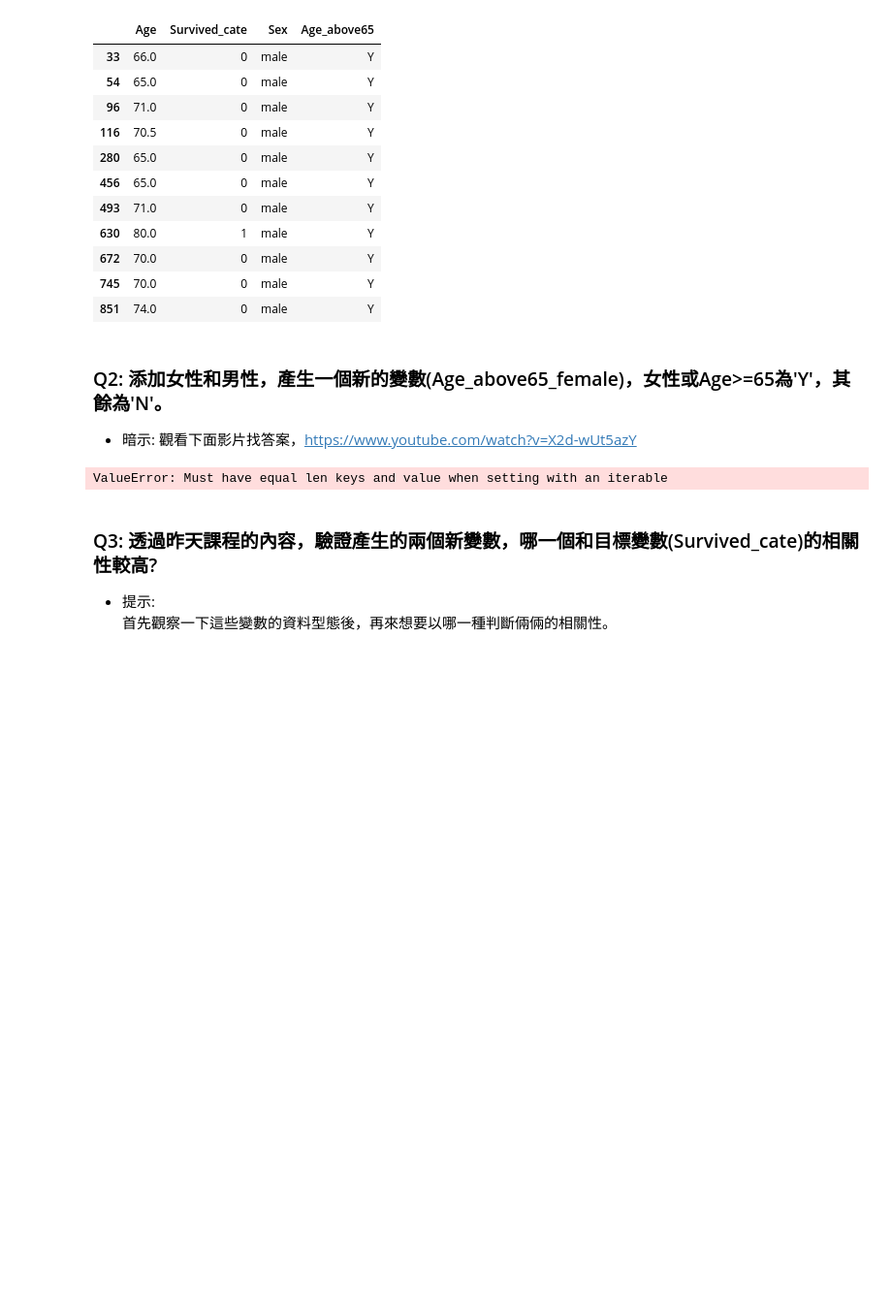
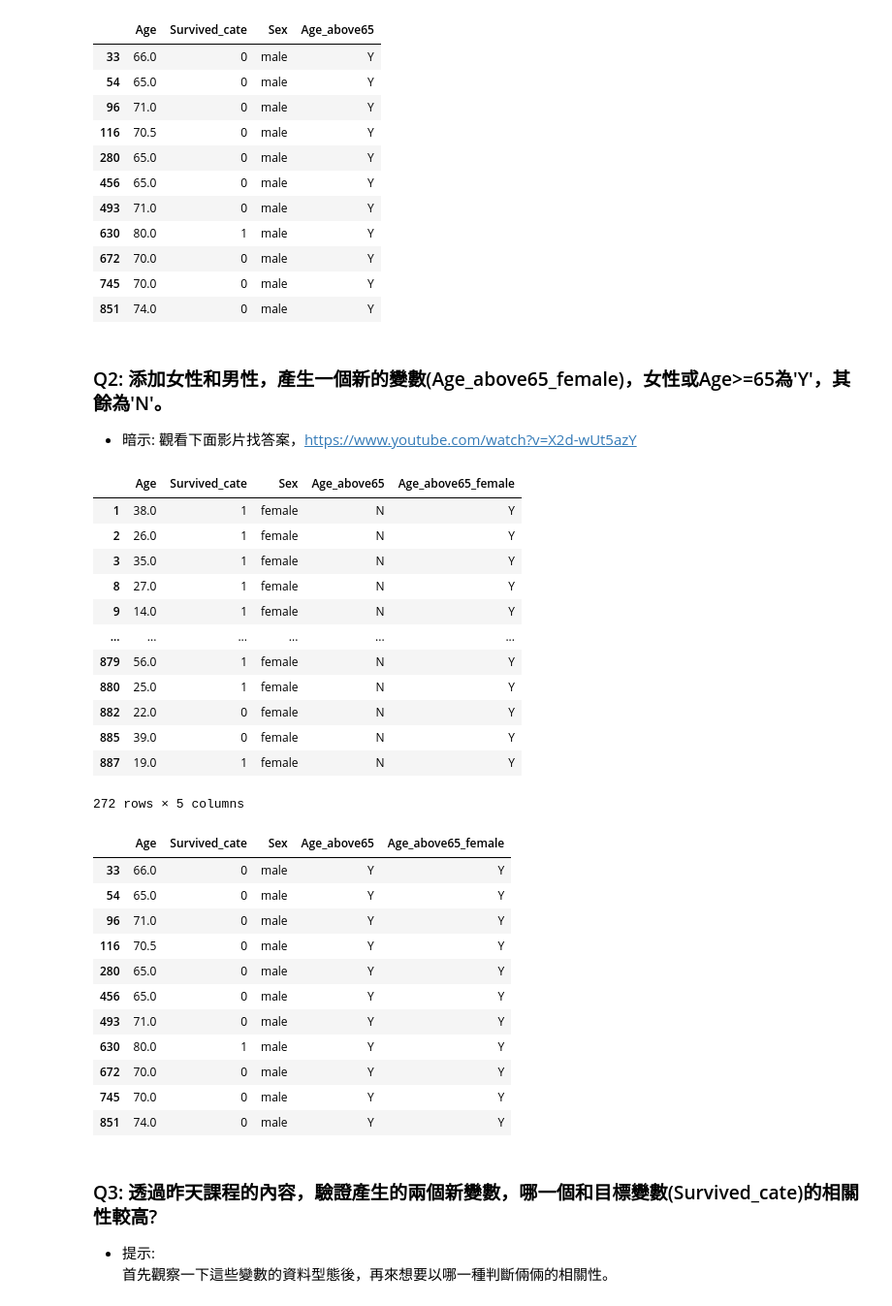
Before and after one commit to h4f2/ML100Days, a Jupyter notebook: homework/D40 Homework 探索性資料分析 (EDA) 從資料中生成特徵.ipynb, the cells around one changed output. Shown at 97% size. Saved outputs shown, nothing was run; the diff lists cells and outputs as text; code cells hidden in the pictures; blank space fills up the shorter version.

```diff
--- a/homework/D40 Homework 探索性資料分析 (EDA) 從資料中生成特徵.ipynb
+++ b/homework/D40 Homework 探索性資料分析 (EDA) 從資料中生成特徵.ipynb
@@ -114,11 +114,35 @@ display(data[data['Age_above65'] == 'Y'])
 ### Q2: 添加女性和男性，產生一個新的變數(Age_above65_female)，女性或Age>=65為'Y'，其餘為'N'。
 * 暗示: 觀看下面影片找答案，https://www.youtube.com/watch?v=X2d-wUt5azY
 # %%
-data['Age_above65_female'] = data['Age'].apply((lambda x: 'Y' if x >= 65  else 'N'))
-data[data['Age_above65_female'] == 'N'] = data['Sex'].apply((lambda x: 'Y' if x == 'female'  else 'N'))
-print(data[data['Age_above65_female'] == 'Y'])
+data['Age_above65_female'] = data[['Age','Sex']].apply((lambda x: 'Y' if x.Sex == 'female' or x.Age >=65  else 'N'), axis = 1)
+display(data[data['Age_above65_female'] == 'Y'])
+display(data[data['Age_above65'] == 'Y'])
 # %% [output]
+|  | Age | Survived_cate | Sex | Age_above65 | Age_above65_female |
+| 1 | 38.0 | 1 | female | N | Y |
+| 2 | 26.0 | 1 | female | N | Y |
+| 3 | 35.0 | 1 | female | N | Y |
+| 8 | 27.0 | 1 | female | N | Y |
+| 9 | 14.0 | 1 | female | N | Y |
+| ... | ... | ... | ... | ... | ... |
+| 879 | 56.0 | 1 | female | N | Y |
+| 880 | 25.0 | 1 | female | N | Y |
+| 882 | 22.0 | 0 | female | N | Y |
+| 885 | 39.0 | 0 | female | N | Y |
+| 887 | 19.0 | 1 | female | N | Y |
-ValueError: Must have equal len keys and value when setting with an iterable
+272 rows × 5 columns
+|  | Age | Survived_cate | Sex | Age_above65 | Age_above65_female |
+| 33 | 66.0 | 0 | male | Y | Y |
+| 54 | 65.0 | 0 | male | Y | Y |
+| 96 | 71.0 | 0 | male | Y | Y |
+| 116 | 70.5 | 0 | male | Y | Y |
+| 280 | 65.0 | 0 | male | Y | Y |
+| 456 | 65.0 | 0 | male | Y | Y |
+| 493 | 71.0 | 0 | male | Y | Y |
+| 630 | 80.0 | 1 | male | Y | Y |
+| 672 | 70.0 | 0 | male | Y | Y |
+| 745 | 70.0 | 0 | male | Y | Y |
+| 851 | 74.0 | 0 | male | Y | Y |
 # %% [markdown]
 ### Q3: 透過昨天課程的內容，驗證產生的兩個新變數，哪一個和目標變數(Survived_cate)的相關性較高?
 * 提示:
```
Also changed, not shown: parts of 3 cells of this notebook, 1 other file.
